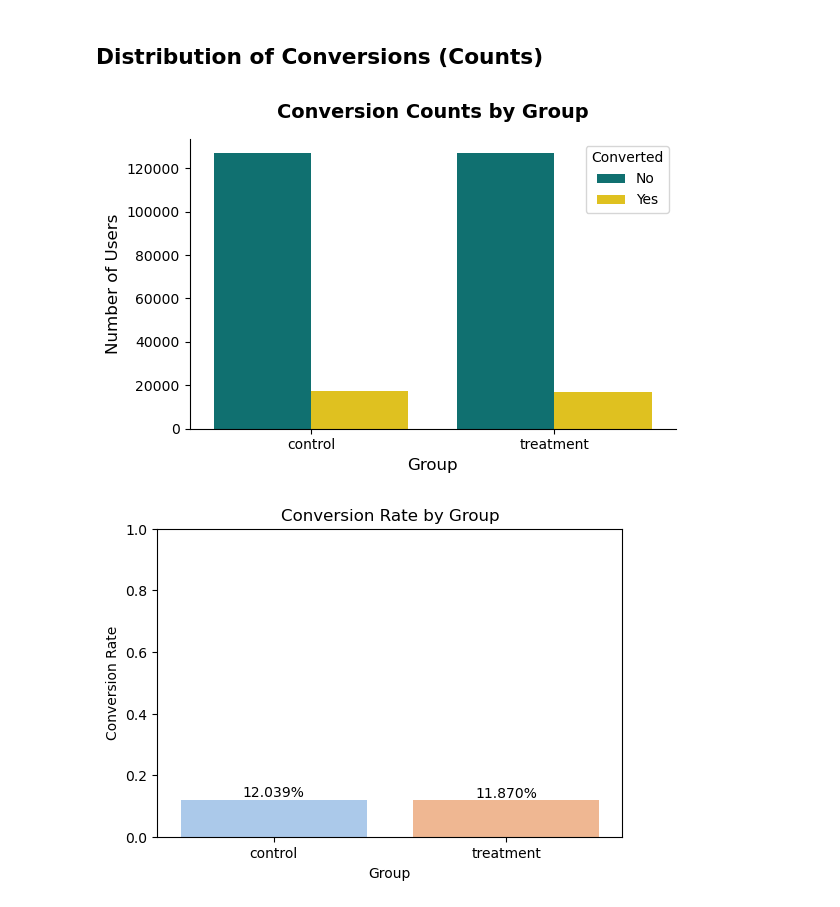
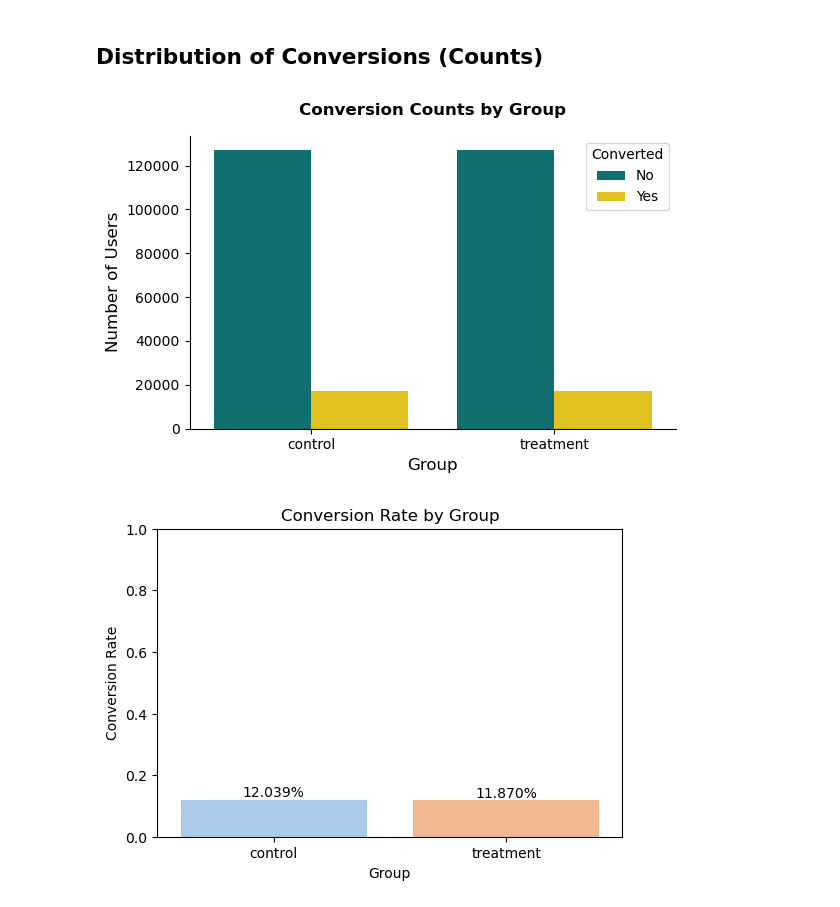
Before and after one commit to SuslovAnton/bank-landing-ab-test, a Jupyter notebook: notebooks/1_load_and_overview.ipynb, the cells around one changed output. Saved outputs shown, nothing was run; the diff lists cells and outputs as text; code cells hidden in the pictures.

```diff
--- a/notebooks/1_load_and_overview.ipynb
+++ b/notebooks/1_load_and_overview.ipynb
@@ -231,26 +231,26 @@ P-value: 0.1604
 # %%
 import seaborn as sns
 import matplotlib.pyplot as plt
 
 # Custom colors
 custom_palette = ["#008080", "#ffd700"]  # control, treatment
 
 plt.figure(figsize=(6,4))
 sns.countplot(
     data=df,
     x='group',
     hue='converted',
     palette=custom_palette
 )
-plt.title('Conversion Counts by Group', fontsize=14, weight='bold', pad=15)
+plt.title('Conversion Counts by Group', fontsize=12, weight='bold', pad=15)
 plt.xlabel('Group', fontsize=12)
 plt.ylabel('Number of Users', fontsize=12)
 plt.legend(title='Converted', labels=['No', 'Yes'])
 sns.despine()  # removes top/right borders for a clean look
 plt.tight_layout()
 plt.show()
 # %% [output]
-[figure, old version]
+[figure, new version]
 # %%
 import matplotlib.pyplot as plt
 import seaborn as sns
```
Also changed, not shown: parts of 5 cells of this notebook, 5 other files.
